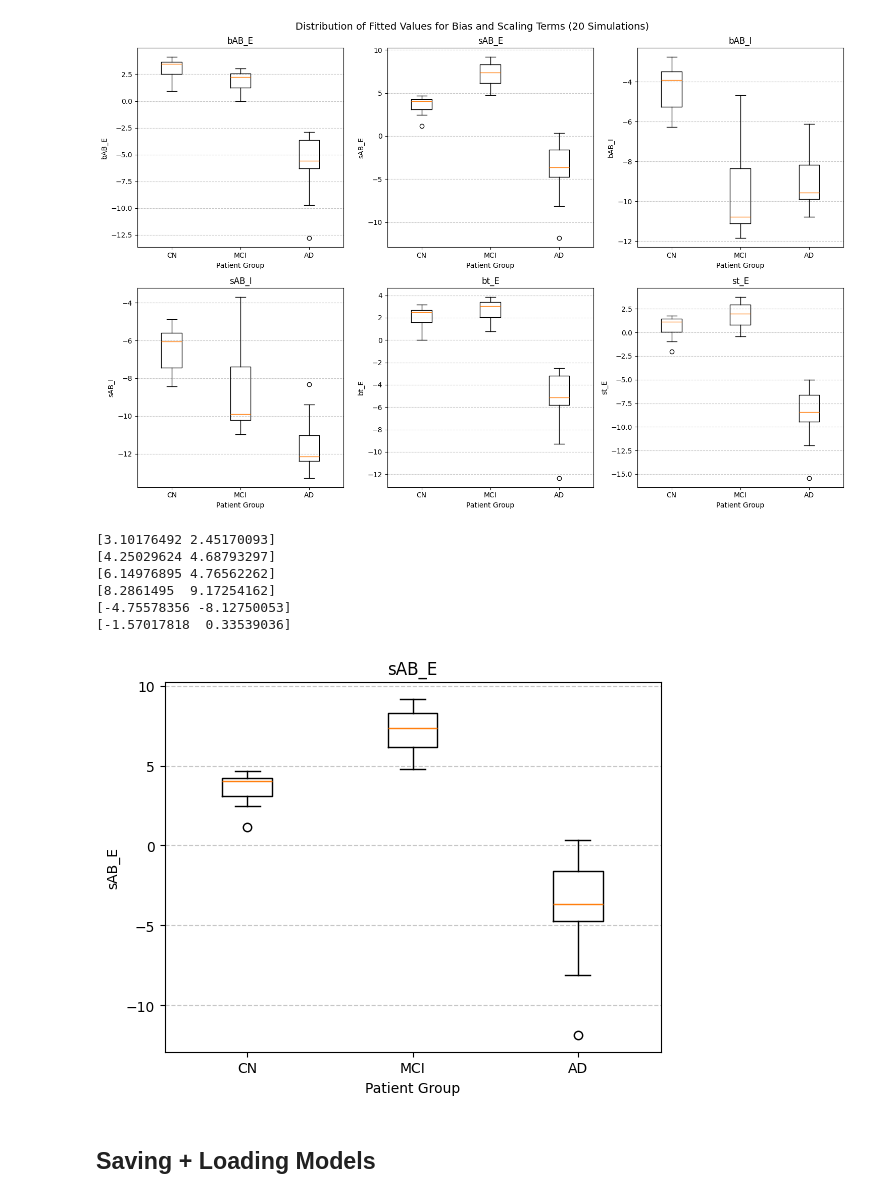
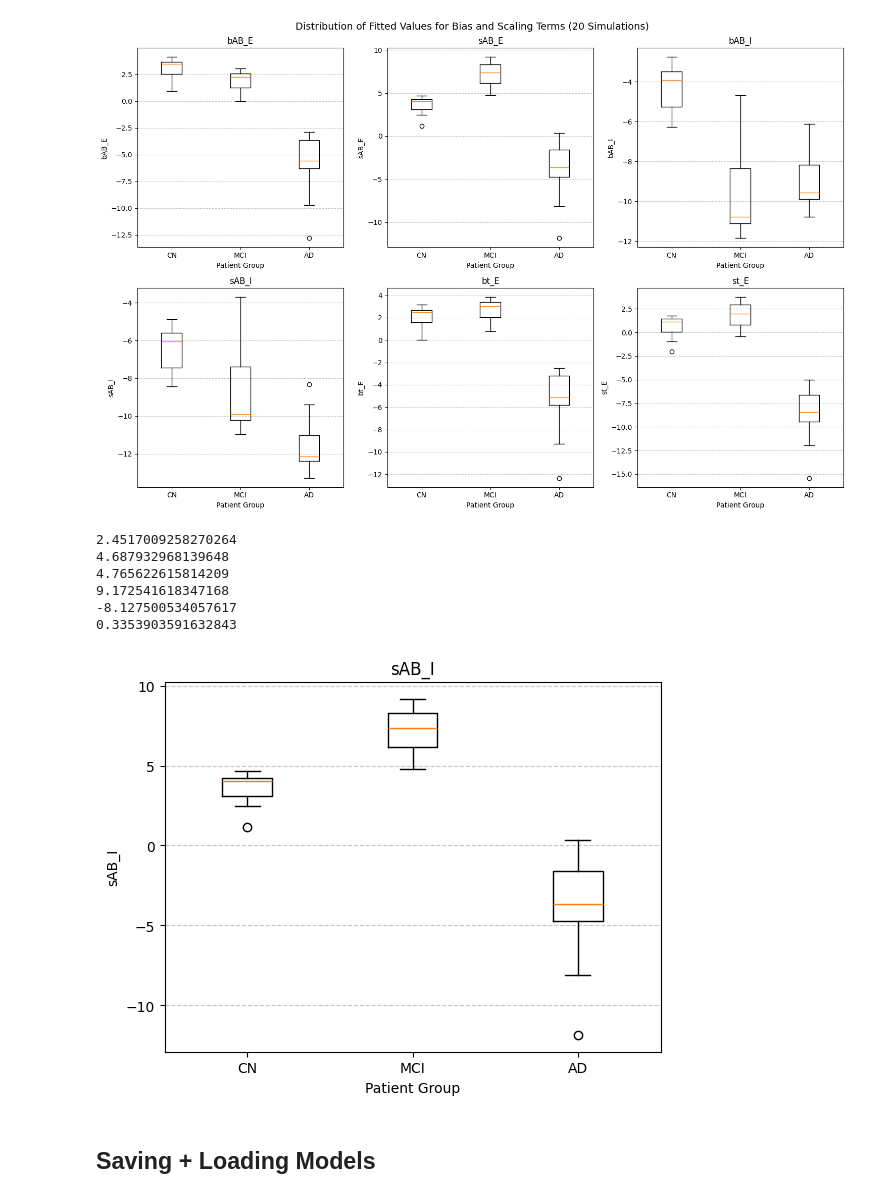
Before and after one commit to dChakr/ad_modelling_fyp, a Jupyter notebook: whole_brain_models/fit_abt_rww.ipynb, the cells around one changed output. Cells and saved outputs as stored; diff of their text form; code cells hidden in the pictures.

```diff
--- a/whole_brain_models/fit_abt_rww.ipynb
+++ b/whole_brain_models/fit_abt_rww.ipynb
@@ -484,35 +476,35 @@ plt.show()
 # %%
 # SAB_E boxplots
 
 boxplot = plt.boxplot(sAB_Es, labels=groups)
-plt.title('sAB_E')
+plt.title('sAB_I')
 plt.xlabel('Patient Group')
-plt.ylabel('sAB_E')
+plt.ylabel('sAB_I')
 plt.grid(axis='y', linestyle='--', alpha=0.7)
 
 # Extract the whisker values
 whiskers = boxplot['whiskers']
 for whisker in whiskers:
-    print(whisker.get_ydata())
+    print(whisker.get_ydata()[1])
 
 # # Get the positions of the whiskers
 # whisker_1 = whiskers[0].get_ydata()
 # whisker_2 = whiskers[1].get_ydata()
 
 # # Whisker values
 # whisker_low = whisker_1[1]  # The lower whisker
 # whisker_high = whisker_2[1]  # The upper whisker
 
 # print("Lower whisker:", whisker_low)
 # print("Upper whisker:", whisker_high)
 # %% [output]
-[3.10176492 2.45170093]
-[4.25029624 4.68793297]
-[6.14976895 4.76562262]
-[8.2861495  9.17254162]
-[-4.75578356 -8.12750053]
-[-1.57017818  0.33539036]
+2.4517009258270264
+4.687932968139648
+4.765622615814209
+9.172541618347168
+-8.127500534057617
+0.3353903591632843
-[figure, old version]
+[figure, new version]
 # %% [markdown]
 ## Saving + Loading Models
 # %%
```
Also changed, not shown: parts of 14 cells of this notebook, 6 other files.
